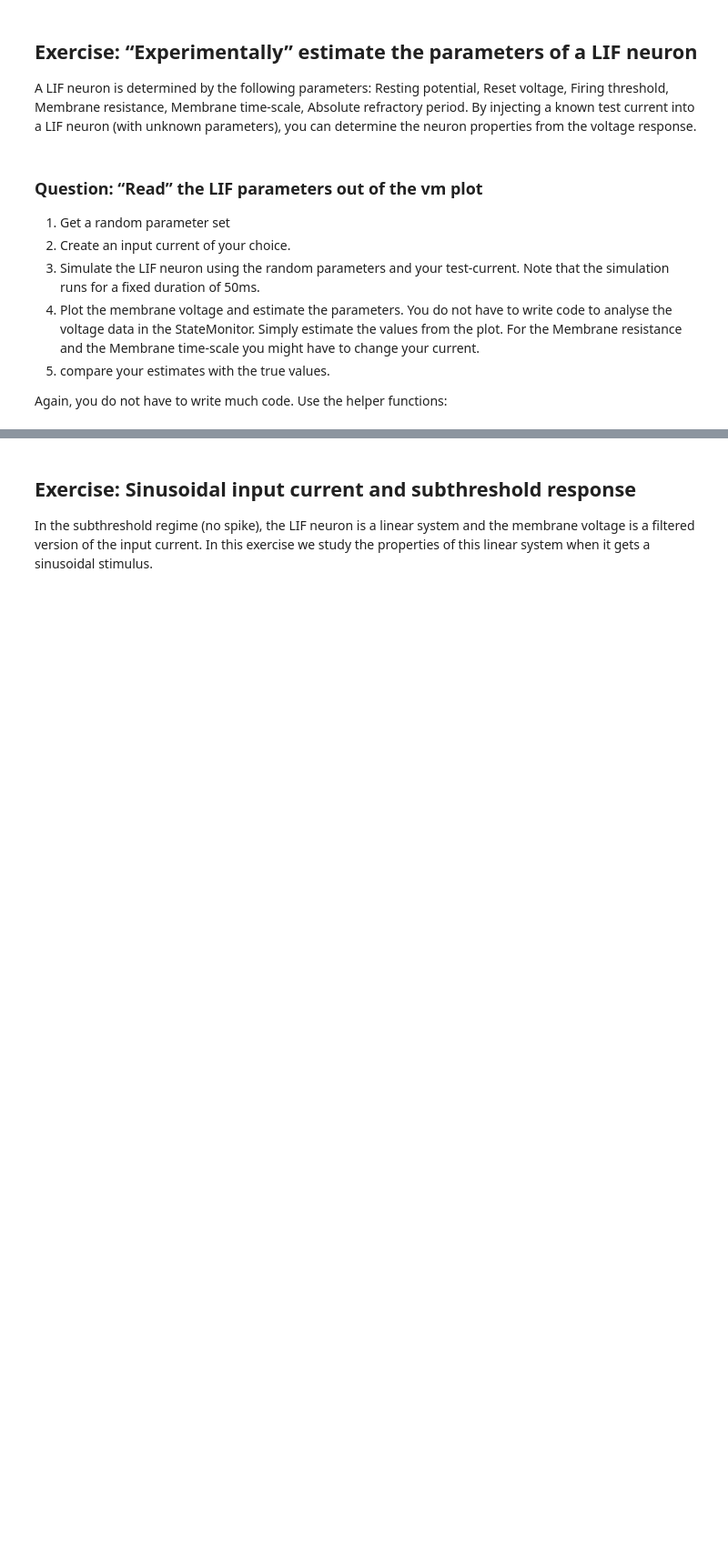
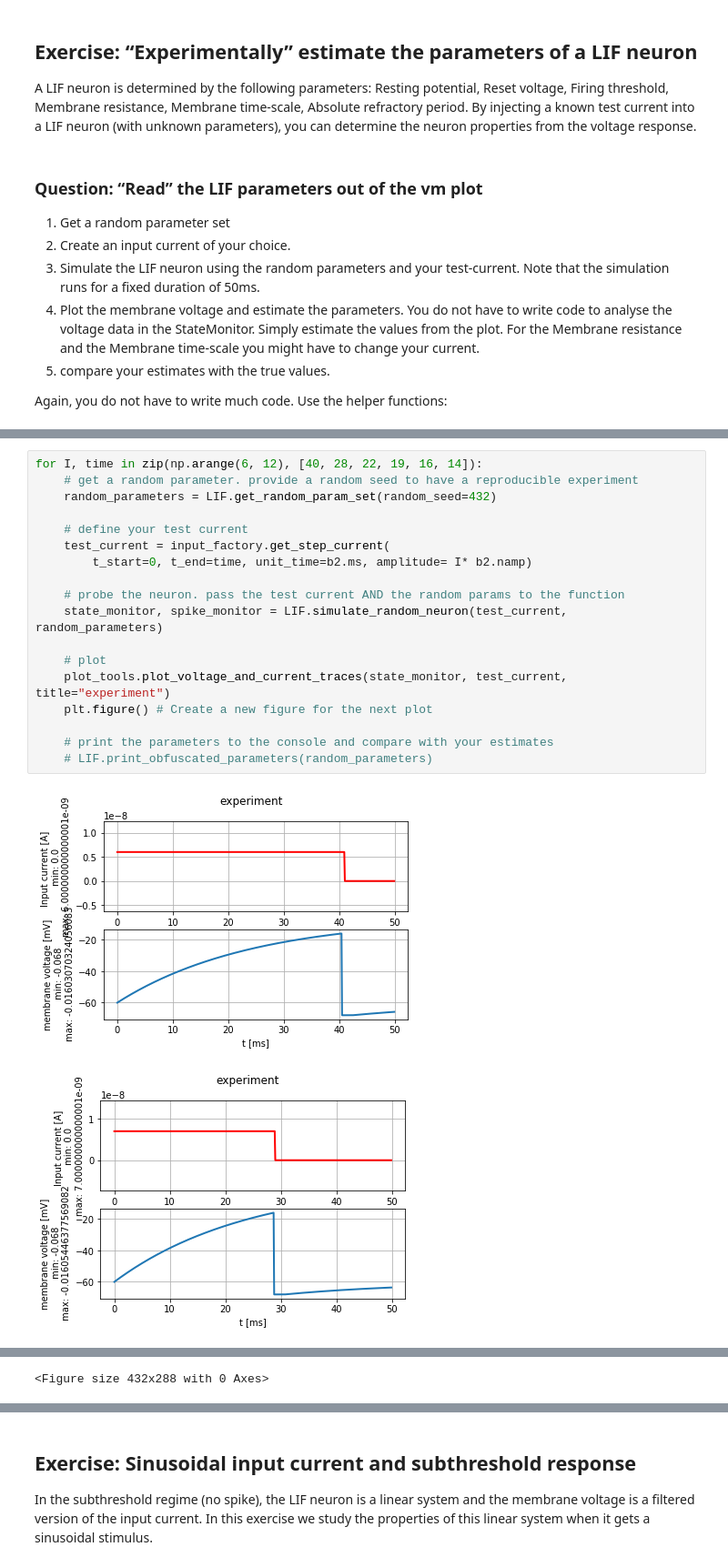
Before and after one commit to lytex/neuronaldynamics, a Jupyter notebook: exercises/leaky-integrate-and-fire.ipynb, the cells around one changed output, grey strips where cells are left out. Shown at 91% size. Saved outputs shown, nothing was run; the diff lists cells and outputs as text; blank space fills up the shorter version.

```diff
--- a/exercises/leaky-integrate-and-fire.ipynb
+++ b/exercises/leaky-integrate-and-fire.ipynb
@@ -238,0 +303,21 @@ plot_tools.plot_voltage_and_current_traces(state_monitor, test_current, title="e
+# %%
+for I, time in zip(np.arange(6, 12), [40, 28, 22, 19, 16, 14]):
+    # get a random parameter. provide a random seed to have a reproducible experiment
+    random_parameters = LIF.get_random_param_set(random_seed=432)
+
+    # define your test current
+    test_current = input_factory.get_step_current(
+        t_start=0, t_end=time, unit_time=b2.ms, amplitude= I* b2.namp)
+
+    # probe the neuron. pass the test current AND the random params to the function
+    state_monitor, spike_monitor = LIF.simulate_random_neuron(test_current, random_parameters)
+
+    # plot
+    plot_tools.plot_voltage_and_current_traces(state_monitor, test_current, title="experiment")
+    plt.figure() # Create a new figure for the next plot
+
+    # print the parameters to the console and compare with your estimates
+    # LIF.print_obfuscated_parameters(random_parameters)
+# %% [output]
+[figure, added]
+[figure, added]
@@ -238,0 +328 @@ plot_tools.plot_voltage_and_current_traces(state_monitor, test_current, title="e
+<Figure size 432x288 with 0 Axes>
```
Also changed, not shown: parts of 13 cells of this notebook.
